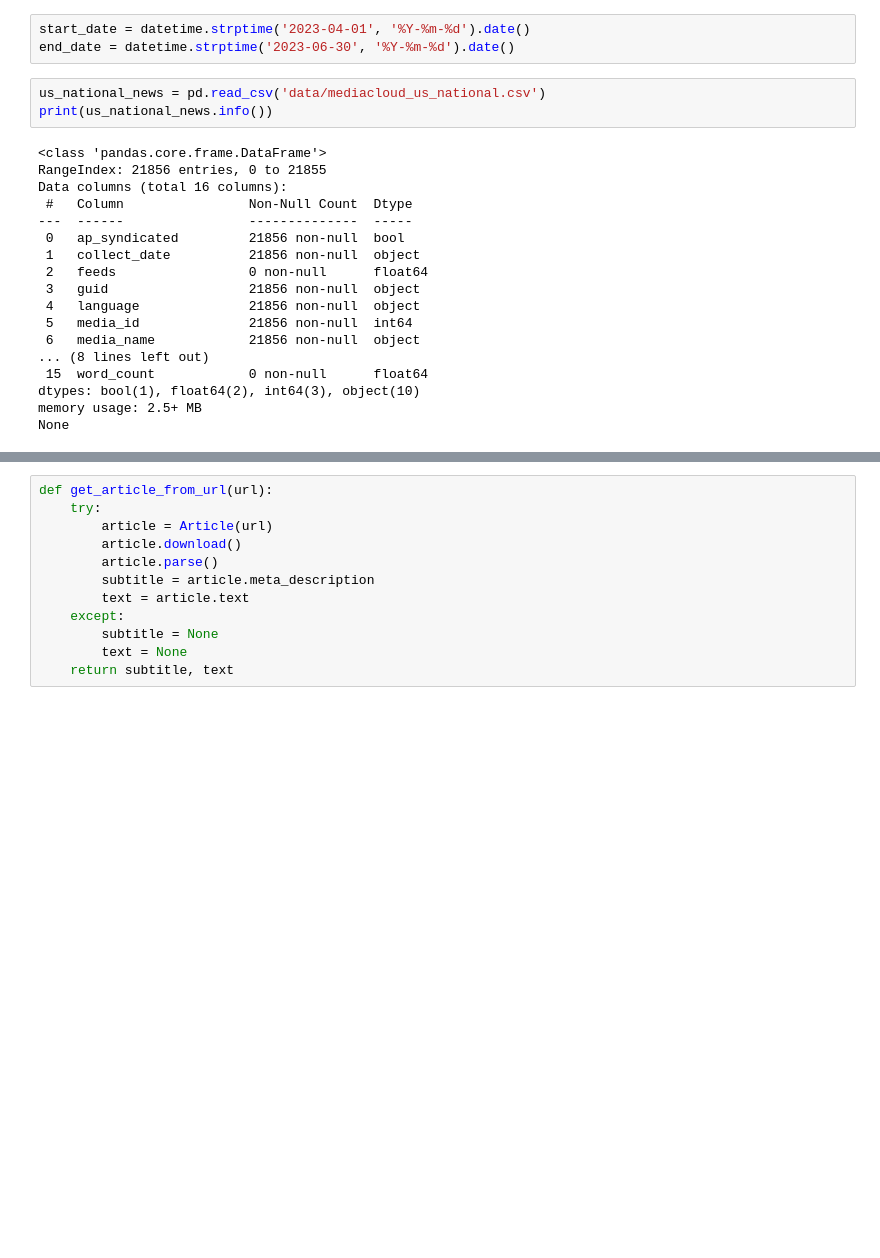
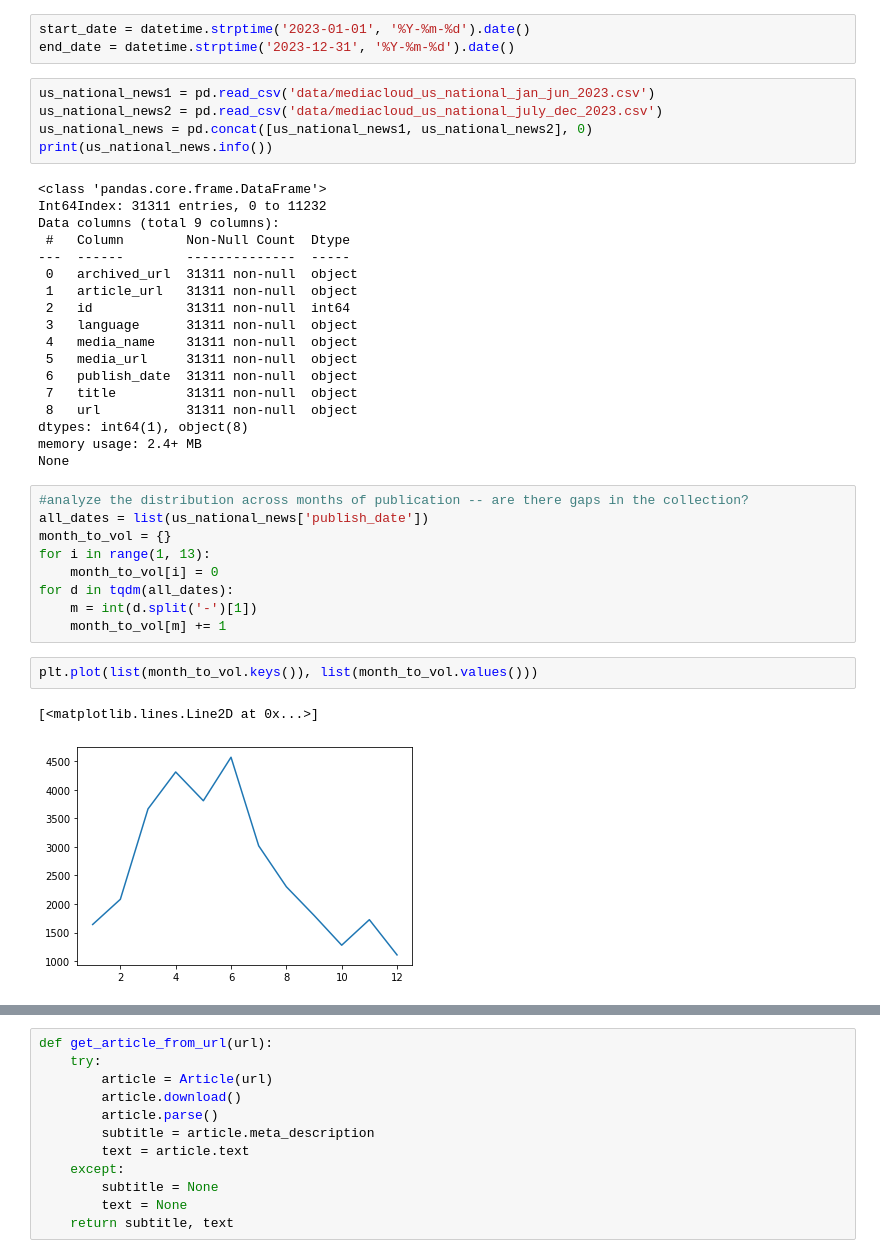
Before and after one commit to asmithh/trans-fer-entropy, a Jupyter notebook: obtaining_news_collections/get_nytimes_foxnews_texts_starting_with_mediacloud_data.ipynb, the cells around one changed output, grey strips where cells are left out. Saved outputs shown, nothing was run; the diff lists cells and outputs as text; blank space fills up the shorter version.

```diff
--- a/obtaining_news_collections/get_nytimes_foxnews_texts_starting_with_mediacloud_data.ipynb
+++ b/obtaining_news_collections/get_nytimes_foxnews_texts_starting_with_mediacloud_data.ipynb
@@ -17,27 +18,43 @@ from newspaper import Article
 # %%
-start_date = datetime.strptime('2023-04-01', '%Y-%m-%d').date()
-end_date = datetime.strptime('2023-06-30', '%Y-%m-%d').date()
+start_date = datetime.strptime('2023-01-01', '%Y-%m-%d').date()
+end_date = datetime.strptime('2023-12-31', '%Y-%m-%d').date()
 # %%
-us_national_news = pd.read_csv('data/mediacloud_us_national.csv')
+us_national_news1 = pd.read_csv('data/mediacloud_us_national_jan_jun_2023.csv')
+us_national_news2 = pd.read_csv('data/mediacloud_us_national_july_dec_2023.csv')
+us_national_news = pd.concat([us_national_news1, us_national_news2], 0)
 print(us_national_news.info())
 # %% [output]
 <class 'pandas.core.frame.DataFrame'>
-RangeIndex: 21856 entries, 0 to 21855
-Data columns (total 16 columns):
- #   Column                Non-Null Count  Dtype
----  ------                --------------  -----
- 0   ap_syndicated         21856 non-null  bool
- 1   collect_date          21856 non-null  object
- 2   feeds                 0 non-null      float64
- 3   guid                  21856 non-null  object
- 4   language              21856 non-null  object
- 5   media_id              21856 non-null  int64
- 6   media_name            21856 non-null  object
-... (8 lines left out)
- 15  word_count            0 non-null      float64
-dtypes: bool(1), float64(2), int64(3), object(10)
-memory usage: 2.5+ MB
+Int64Index: 31311 entries, 0 to 11232
+Data columns (total 9 columns):
+ #   Column        Non-Null Count  Dtype
+---  ------        --------------  -----
+ 0   archived_url  31311 non-null  object
+ 1   article_url   31311 non-null  object
+ 2   id            31311 non-null  int64
+ 3   language      31311 non-null  object
+ 4   media_name    31311 non-null  object
+ 5   media_url     31311 non-null  object
+ 6   publish_date  31311 non-null  object
+ 7   title         31311 non-null  object
+ 8   url           31311 non-null  object
+dtypes: int64(1), object(8)
+memory usage: 2.4+ MB
 None
+# %%
+#analyze the distribution across months of publication -- are there gaps in the collection?
+all_dates = list(us_national_news['publish_date'])
+month_to_vol = {}
+for i in range(1, 13):
+    month_to_vol[i] = 0
+for d in tqdm(all_dates):
+    m = int(d.split('-')[1])
+    month_to_vol[m] += 1
+# %%
+plt.plot(list(month_to_vol.keys()), list(month_to_vol.values()))
+# %% [output]
+[<matplotlib.lines.Line2D at 0x...>]
+[figure, added]
 # %%
 us_national_news[['language', 'media_name', 'media_url', 'publish_date', 'title', 'url']].tail(20)
 # %% [output]
```
Also changed, not shown: parts of 8 cells of this notebook.
